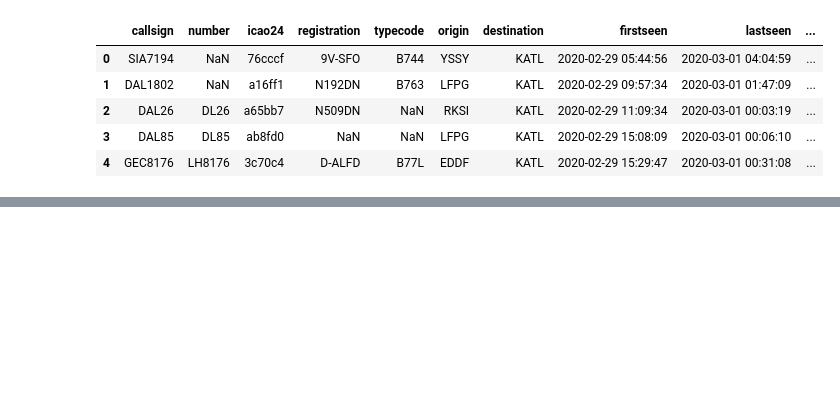
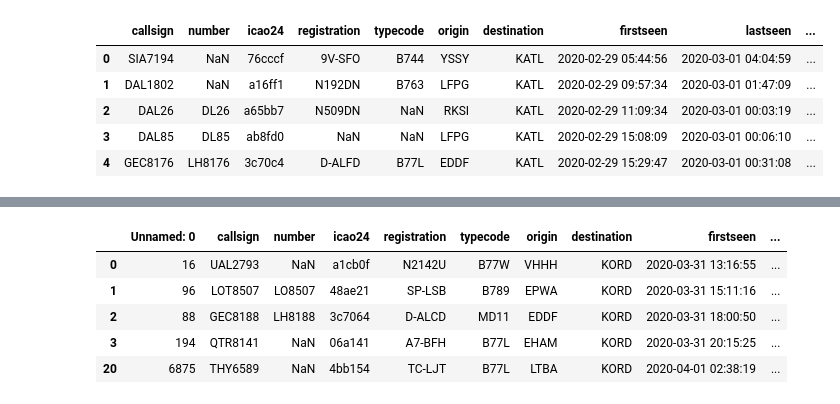
Before and after one commit to itsmeccr/covid19-npis-causal-analysis, a Jupyter notebook: airportsIntegration.ipynb, the cells around one changed output, grey strips where cells are left out. Cells and saved outputs as stored; diff of their text form; code cells hidden in the pictures; blank space fills up the shorter version.

```diff
--- a/airportsIntegration.ipynb
+++ b/airportsIntegration.ipynb
@@ -109 +112,12 @@ marIntDf.head()
+# %%
+aprIntDf = get_int_flights(aprFlightsDf)
+del aprFlightsDf
+aprIntDf.head()
+# %% [output]
+|  | Unnamed: 0 | callsign | number | icao24 | registration | typecode | origin | destination | firstseen | ... |
+| 0 | 16 | UAL2793 | NaN | a1cb0f | N2142U | B77W | VHHH | KORD | 2020-03-31 13:16:55 | ... |
+| 1 | 96 | LOT8507 | LO8507 | 48ae21 | SP-LSB | B789 | EPWA | KORD | 2020-03-31 15:11:16 | ... |
+| 2 | 88 | GEC8188 | LH8188 | 3c7064 | D-ALCD | MD11 | EDDF | KORD | 2020-03-31 18:00:50 | ... |
+| 3 | 194 | QTR8141 | NaN | 06a141 | A7-BFH | B77L | EHAM | KORD | 2020-03-31 20:15:25 | ... |
+| 20 | 6875 | THY6589 | NaN | 4bb154 | TC-LJT | B77L | LTBA | KORD | 2020-04-01 02:38:19 | ... |
 # %%
```
Also changed, not shown: parts of 8 cells of this notebook, 4 other files.
